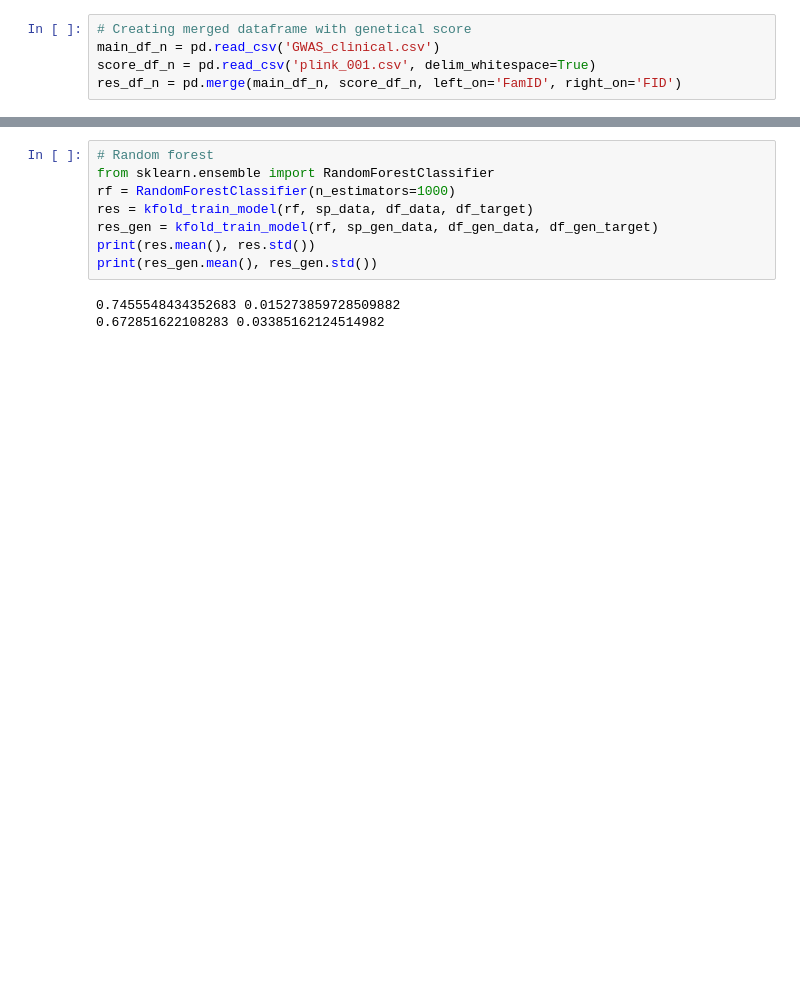
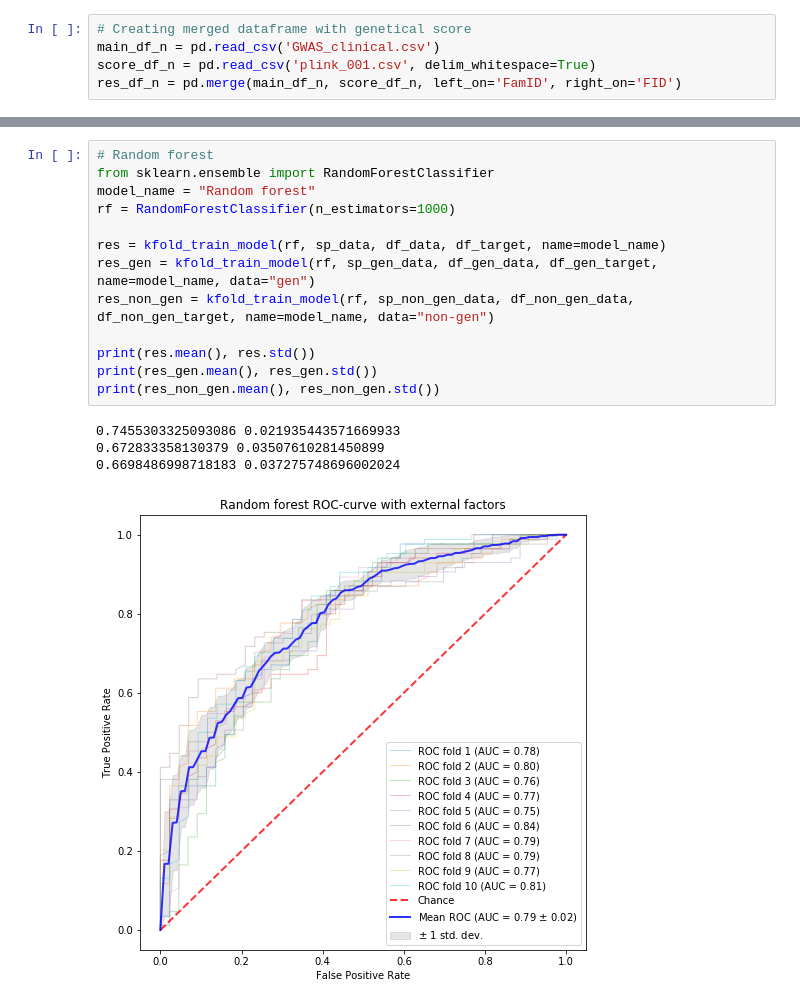
Before and after one commit to JediKnightChan/CAD-Research, a Jupyter notebook: Machine-learning.ipynb, the cells around one changed output, grey strips where cells are left out. Drawn from its saved outputs; the diff is of its cells as text; blank space fills up the shorter version.

```diff
--- a/Machine-learning.ipynb
+++ b/Machine-learning.ipynb
@@ -56,11 +127,18 @@ print(res_gen.mean(), res_gen.std())
 # %%
 # Random forest
 from sklearn.ensemble import RandomForestClassifier
+model_name = "Random forest"
 rf = RandomForestClassifier(n_estimators=1000)
-res = kfold_train_model(rf, sp_data, df_data, df_target)
-res_gen = kfold_train_model(rf, sp_gen_data, df_gen_data, df_gen_target)
+
+res = kfold_train_model(rf, sp_data, df_data, df_target, name=model_name)
+res_gen = kfold_train_model(rf, sp_gen_data, df_gen_data, df_gen_target, name=model_name, data="gen")
+res_non_gen = kfold_train_model(rf, sp_non_gen_data, df_non_gen_data, df_non_gen_target, name=model_name, data="non-gen")
+
 print(res.mean(), res.std())
 print(res_gen.mean(), res_gen.std())
+print(res_non_gen.mean(), res_non_gen.std())
 # %% [output]
-0.7455548434352683 0.015273859728509882
-0.672851622108283 0.03385162124514982
+0.7455303325093086 0.021935443571669933
+0.672833358130379 0.03507610281450899
+0.6698486998718183 0.037275748696002024
+[figure, added]
```
Also changed, not shown: parts of 8 cells of this notebook, 15 other files.
